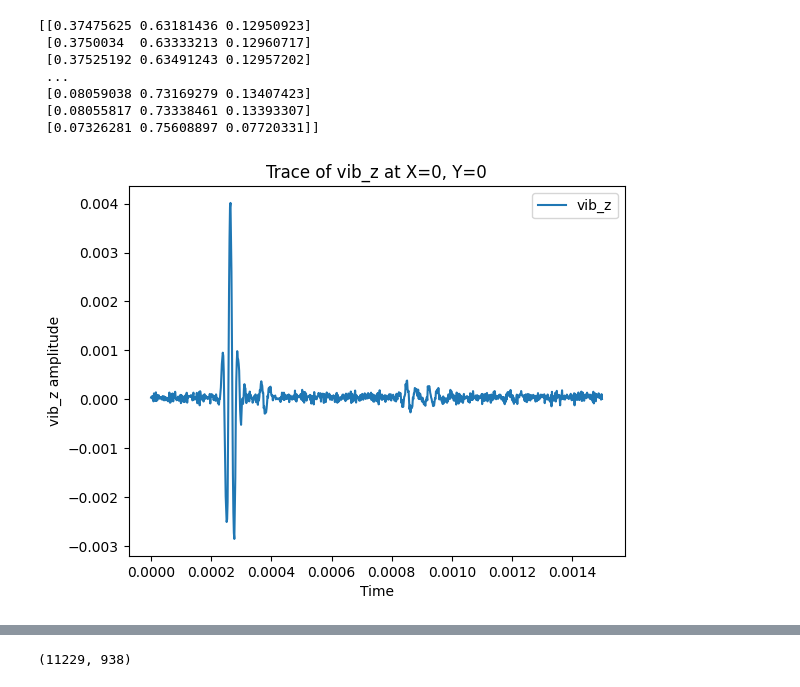
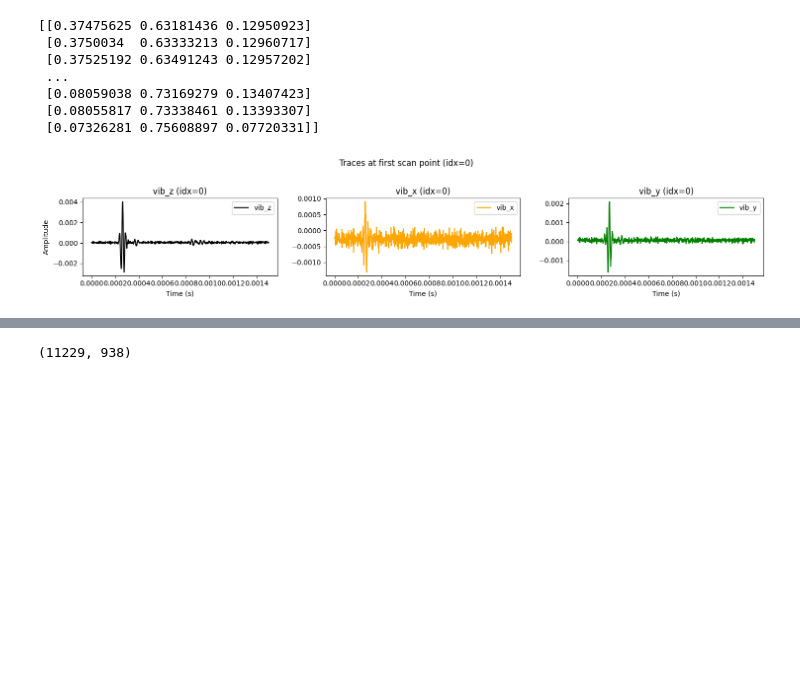
Before and after one commit to armercier/Hybrid-OED, a Jupyter notebook: src/scripts/load_data_LDV.ipynb, the cells around one changed output, grey strips where cells are left out. Drawn from its saved outputs; the diff is of its cells as text; code cells hidden in the pictures; blank space fills up the shorter version.

```diff
--- a/src/scripts/load_data_LDV.ipynb
+++ b/src/scripts/load_data_LDV.ipynb
@@ -124,38 +124,83 @@ print(XYZ)
 # %%
 # for a few time in the vib_z plot the evoluation of the 2D field with the XYZ. each point in a single time step of the vib_z as a cordinate in XYZ
 
 # Example: Plotting the first trace of vib_z
 import matplotlib.pyplot as plt
+fig, axes = plt.subplots(1, 3, figsize=(15, 3), sharex=True)
+axes[0].plot(t, vib_z[0, :], color="k", label="vib_z")
+axes[0].set_title("vib_z (idx=0)")
+axes[0].set_xlabel("Time (s)")
+axes[0].set_ylabel("Amplitude")
+axes[0].legend()
 
-plt.figure()
-plt.plot(t, vib_z[0, :], label="vib_z")
-plt.xlabel("Time")
-plt.ylabel("vib_z amplitude")
-plt.title("Trace of vib_z at X=0, Y=0")
-plt.legend()
+axes[1].plot(t, vib_x[0, :], color="orange", label="vib_x")
+axes[1].set_title("vib_x (idx=0)")
+axes[1].set_xlabel("Time (s)")
+axes[1].legend()
+
+axes[2].plot(t, vib_y[0, :], color="green", label="vib_y")
+axes[2].set_title("vib_y (idx=0)")
+axes[2].set_xlabel("Time (s)")
+axes[2].legend()
+
+fig.suptitle("Traces at first scan point (idx=0)")
+fig.tight_layout(rect=[0, 0, 1, 0.95])
 plt.show()
 
 # Plot the 2D field for several selected time steps to visualize the evolution. Each scanning point is 1.5mm apart in a grid.
 
+# plot vib_z, vib_x, vib_y at a single time index in one row
 idx = 150
-plt.figure()
-sc = plt.scatter(XYZ[:, 0], XYZ[:, 1], c=vib_z[:, idx], cmap="seismic")
-plt.colorbar(sc, label="vib_z amplitude")
-plt.title(f"2D field of vib_z at t={t[idx]:.6f} s (idx={idx})")
-plt.xlabel("X")
-plt.ylabel("Y")
+fig, axes = plt.subplots(1, 3, figsize=(18, 5), sharex=True, sharey=True)
+
+data_list = [vib_z[:, idx], vib_x[:, idx], vib_y[:, idx]]
+titles = [
+    f"vib_z at t={t[idx]:.6f} s (idx={idx})",
+    f"vib_x at t={t[idx]:.6f} s (idx={idx})",
+    f"vib_y at t={t[idx]:.6f} s (idx={idx})",
+]
+labels = ["vib_z amplitude", "vib_x amplitude", "vib_y amplitude"]
+
+for ax, data, title, label in zip(axes, data_list, titles, labels):
+    sc = ax.scatter(XYZ[:, 0], XYZ[:, 1], c=data, cmap="seismic", s=15)
+    ax.set_title(title)
+    ax.set_xlabel("X")
+    ax.set_ylabel("Y")
+    fig.colorbar(sc, ax=ax, label=label)
+
+fig.suptitle(f"2D fields at t index {idx}")
+fig.tight_layout(rect=[0, 0, 1, 0.95])
 plt.show()
 
 
 
 # make a shotgather type of plot whre the y axis is time and the x axis is space
-factor = 30  # to convert mm to m for better visualization
-plt.figure()
-plt.imshow(np.fliplr(vib_z[:, :].T), aspect="auto", cmap="seismic",vmin=-np.max(np.abs(vib_z))/factor, vmax=np.max(np.abs(vib_z))/factor)
-plt.colorbar(label="vib_z amplitude")
-plt.title("Shot gather of vib_z")
-plt.xlabel("X")
-plt.ylabel("Time")
+# single-row shotgather for vib_z, vib_x, vib_y (time on y, space on x)
+s = XYZ[:, 0] * space_scale
+idx = np.argsort(s)
+vmax = max(np.max(np.abs(vib_z)), np.max(np.abs(vib_x)), np.max(np.abs(vib_y))) / factor
+
+fig, axes = plt.subplots(1, 3, figsize=(18, 4), sharey=True)
+fields = [vib_z, vib_x, vib_y]
+titles = ["vib_z", "vib_x", "vib_y"]
+
+for ax, field, title in zip(axes, fields, titles):
+    im = ax.imshow(
+        field[idx, :].T,
+        extent=[s[idx].min(), s[idx].max(), t.max(), t.min()],
+        origin="upper",
+        aspect="auto",
+        cmap="seismic",
+        vmin=-vmax,
+        vmax=vmax,
+    )
+    ax.set_title(f"Shot gather: {title}")
+    ax.set_xlabel("X")
+    if ax is axes[0]:
+        ax.set_ylabel("Time (s)")
+    fig.colorbar(im, ax=ax, label=f"{title} amplitude")
+
+fig.tight_layout()
 plt.show()
 # %% [output]
-[figure, old version]
+[figure, new version]
```
Also changed, not shown: parts of 6 cells of this notebook, 3 other files.
